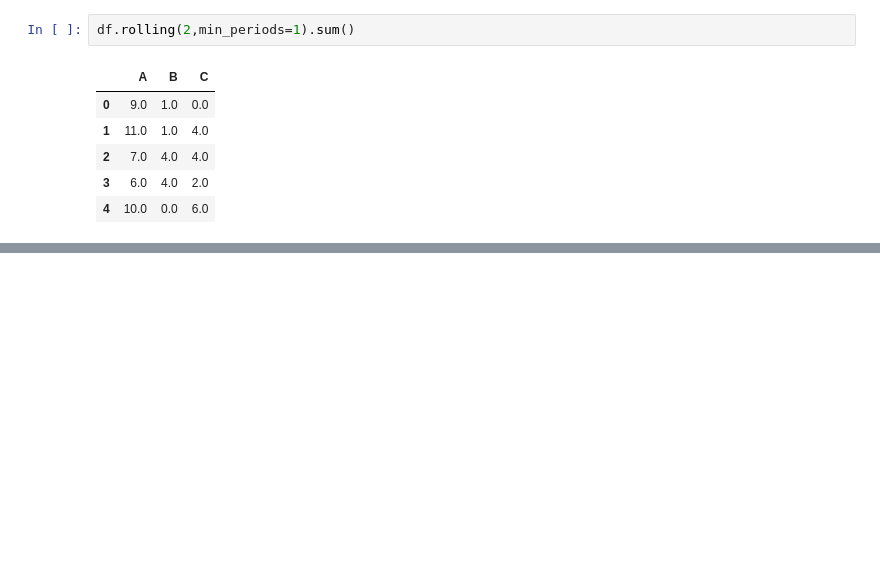
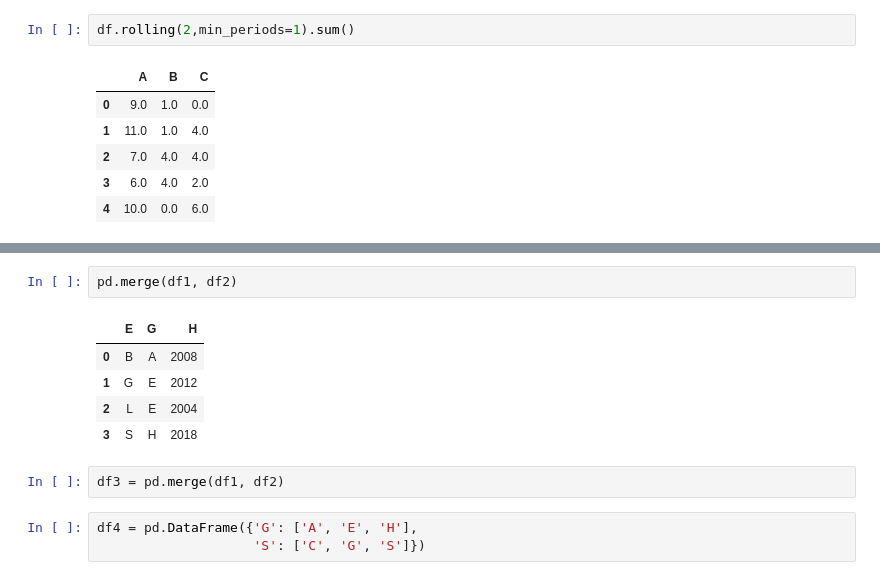
Before and after one commit to tarsojabbes/data-visualization, a Jupyter notebook: Pandas.ipynb, the cells around one changed output, grey strips where cells are left out. Drawn from its saved outputs; the diff is of its cells as text; blank space fills up the shorter version.

```diff
--- a/Pandas.ipynb
+++ b/Pandas.ipynb
@@ -261,0 +306,13 @@ df.rolling(2,min_periods=1).sum()
+# %%
+pd.merge(df1, df2)
+# %% [output]
+|  | E | G | H |
+| 0 | B | A | 2008 |
+| 1 | G | E | 2012 |
+| 2 | L | E | 2004 |
+| 3 | S | H | 2018 |
+# %%
+df3 = pd.merge(df1, df2)
+# %%
+df4 = pd.DataFrame({'G': ['A', 'E', 'H'],
+                    'S': ['C', 'G', 'S']})
```
Also changed, not shown: parts of 11 cells of this notebook.
